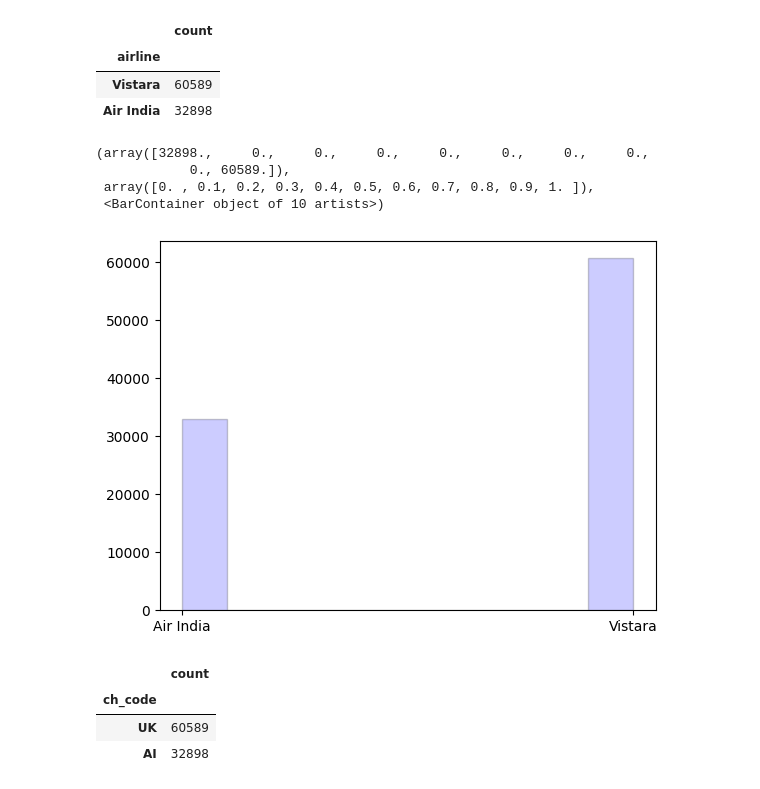
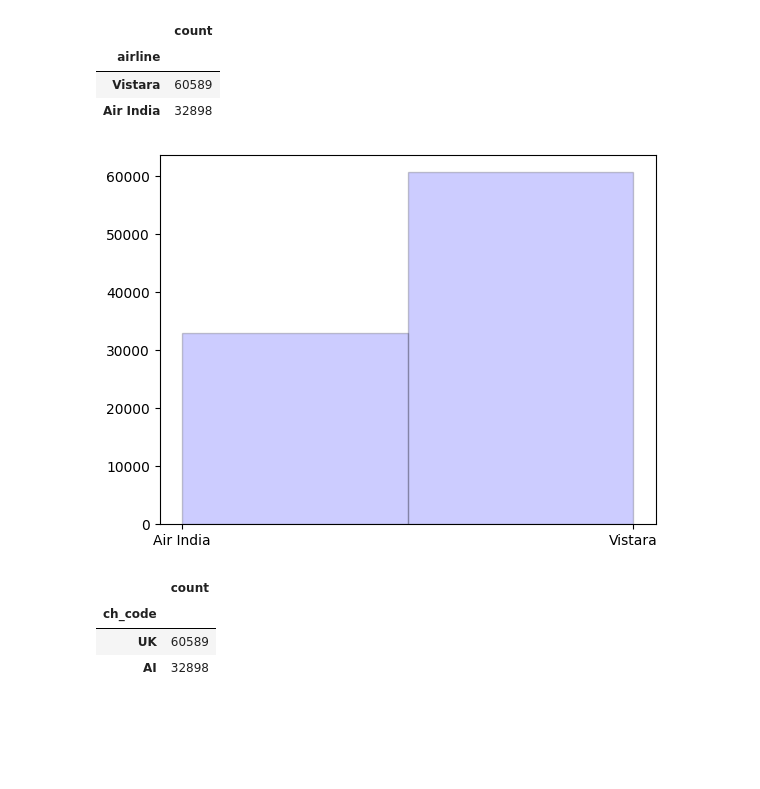
Before and after one commit to Pyame/Flight-Price-Prediction, a Jupyter notebook: main.ipynb, the cells around one changed output. Saved outputs shown, nothing was run; the diff lists cells and outputs as text; code cells hidden in the pictures; blank space fills up the shorter version.

```diff
--- a/main.ipynb
+++ b/main.ipynb
@@ -78,0 +87,3 @@ False
+# %%
+# Removed num_code from the df_business
+df_business.drop(columns=['num_code'], inplace=True)
@@ -413,17 +384,15 @@ df_business['airline'].value_counts().to_frame()
 # %%
 # Schedule of individual airline in the form of a histogram
 plt.hist(df_business['airline'],
          density=False,
          histtype='bar',
          color='b',
          edgecolor='k',
-         alpha=0.2)
+         alpha=0.2,
+         bins=len(df_business['airline'].unique()))
+plt.show()
 # %% [output]
-(array([32898.,     0.,     0.,     0.,     0.,     0.,     0.,     0.,
-            0., 60589.]),
- array([0. , 0.1, 0.2, 0.3, 0.4, 0.5, 0.6, 0.7, 0.8, 0.9, 1. ]),
- <BarContainer object of 10 artists>)
-[figure, old version]
+[figure, new version]
 # %%
 # Schedule of individual airlines
 df_business['ch_code'].value_counts().to_frame()
```
Also changed, not shown: parts of 37 cells of this notebook.
